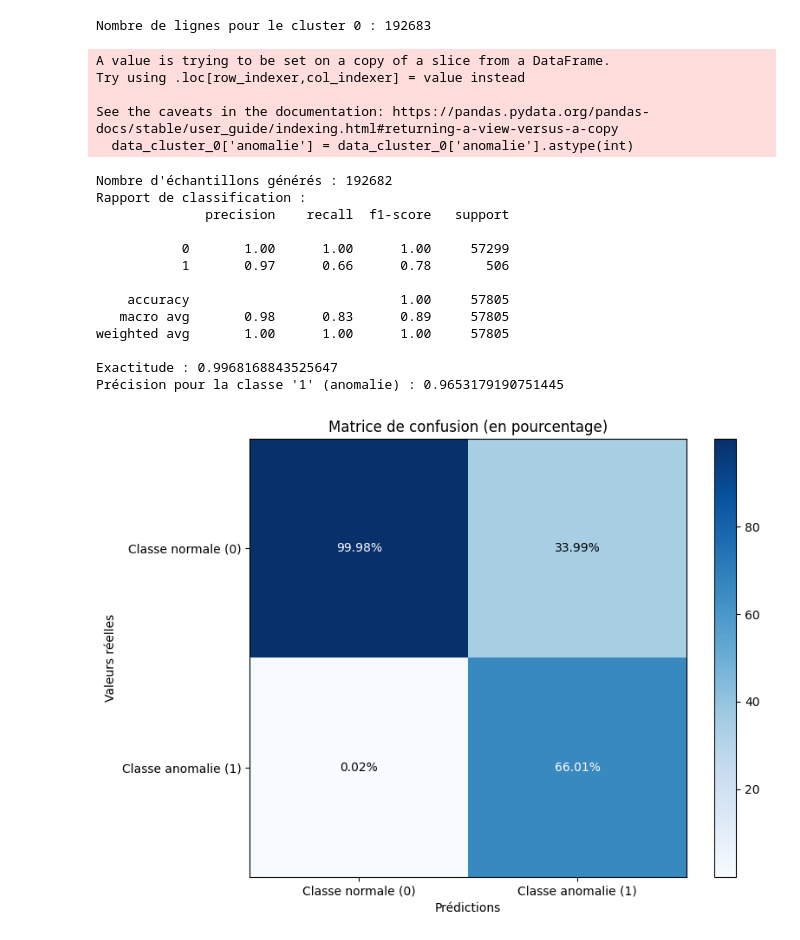
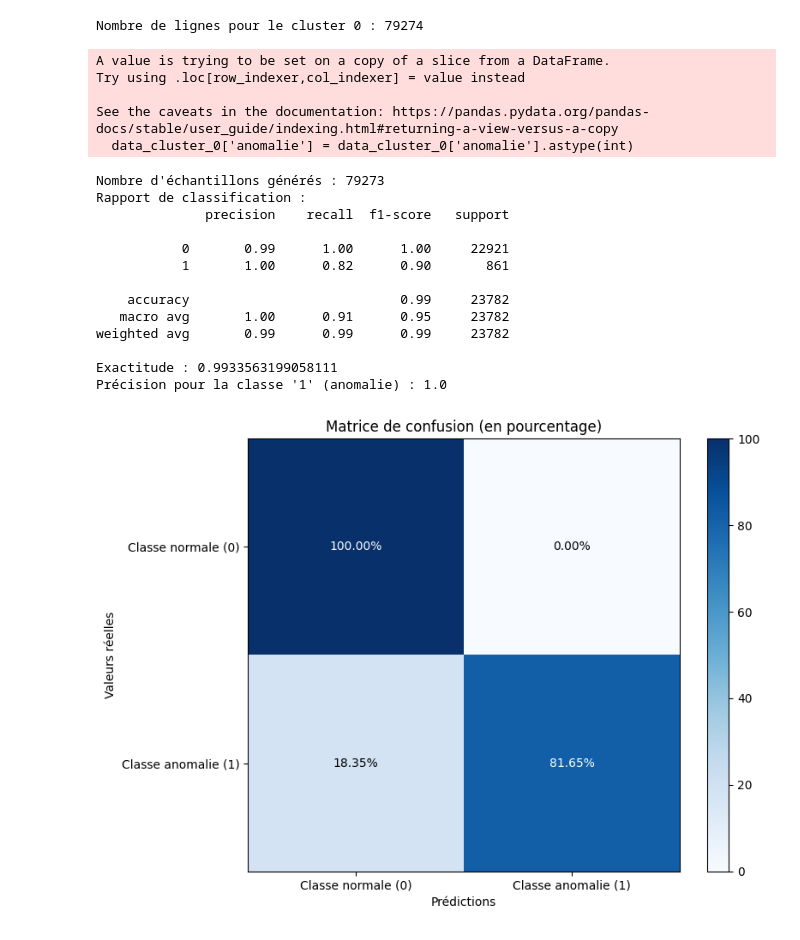
Before and after one commit to fatmakrich/WaterFlow-Anomaly-Detection, a Jupyter notebook: RandomForest0.ipynb, the cells around one changed output. Drawn from its saved outputs; the diff is of its cells as text; code cells hidden in the pictures.

```diff
--- a/RandomForest0.ipynb
+++ b/RandomForest0.ipynb
@@ -0,0 +1,19 @@
+# %%
+import pandas as pd
+import numpy as np
+from sklearn.model_selection import train_test_split
+from sklearn.ensemble import RandomForestClassifier
+from sklearn.metrics import classification_report, accuracy_score, confusion_matrix
+import matplotlib.pyplot as plt
+
+# Chargement des données
+data = pd.read_csv('data/balanced_data.csv')
+# %%
+# Vérifier les premières lignes pour comprendre la structure
+print(data.head())
+
+# Mise à jour de la colonne 'anomalie' en fonction de la colonne 'type'
+data['anomalie'] = data['type'].apply(lambda x: 0 if str(x).strip().lower() == 'pas d\'anomalie' else 1)
+
+# Vérification des résultats
+print(data[['type', 'anomalie']].head())
@@ -1,13 +40,5 @@
 # %%
-import pandas as pd
-import numpy as np
-from sklearn.model_selection import train_test_split
-from sklearn.ensemble import RandomForestClassifier
-from sklearn.metrics import classification_report, accuracy_score, confusion_matrix
-import matplotlib.pyplot as plt
 
-# Chargement des données
-data = pd.read_csv('data/data_clusters_anomaly.csv')
 
 # Filtrer pour le cluster 0 uniquement
 data_cluster_0 = data[data['cluster'] == 0]
@@ -63,7 +94,7 @@ cm = confusion_matrix(y_test, y_pred)
 
 # Normaliser la matrice pour obtenir des pourcentages
 cm_percentage = cm.astype('float') / cm.sum(axis=1)[:, np.newaxis] * 100
-cm_percentage = cm_percentage.T  # Si nécessaire
+
 
 # Afficher la matrice avec matplotlib
 fig, ax = plt.subplots(figsize=(8, 6))
@@ -77,40 +108,40 @@ classes = ['Classe normale (0)', 'Classe anomalie (1)']  # Étiquettes des class
 ax.set(xticks=np.arange(cm.shape[1]),
        yticks=np.arange(cm.shape[0]),
        xticklabels=classes,
        yticklabels=classes,
        ylabel='Valeurs réelles',
        xlabel='Prédictions')
 
 # Ajouter les pourcentages dans les cases
 fmt = '.2f'  # Format des nombres
 thresh = cm_percentage.max() / 2.
 for i in range(cm.shape[0]):
     for j in range(cm.shape[1]):
         ax.text(j, i, format(cm_percentage[i, j], fmt) + '%',
                 ha="center", va="center",
                 color="white" if cm_percentage[i, j] > thresh else "black")
 
 plt.title("Matrice de confusion (en pourcentage)")
 plt.tight_layout()
 plt.show()
 # %% [output]
-Nombre de lignes pour le cluster 0 : 192683
+Nombre de lignes pour le cluster 0 : 79274
 A value is trying to be set on a copy of a slice from a DataFrame.
 Try using .loc[row_indexer,col_indexer] = value instead
 
 See the caveats in the documentation: https://pandas.pydata.org/pandas-docs/stable/user_guide/indexing.html#returning-a-view-versus-a-copy
   data_cluster_0['anomalie'] = data_cluster_0['anomalie'].astype(int)
-Nombre d'échantillons générés : 192682
+Nombre d'échantillons générés : 79273
 Rapport de classification :
               precision    recall  f1-score   support
 
-           0       1.00      1.00      1.00     57299
-           1       0.97      0.66      0.78       506
+           0       0.99      1.00      1.00     22921
+           1       1.00      0.82      0.90       861
 
-    accuracy                           1.00     57805
-   macro avg       0.98      0.83      0.89     57805
-weighted avg       1.00      1.00      1.00     57805
+    accuracy                           0.99     23782
+   macro avg       1.00      0.91      0.95     23782
+weighted avg       0.99      0.99      0.99     23782
 
-Exactitude : 0.9968168843525647
-Précision pour la classe '1' (anomalie) : 0.9653179190751445
+Exactitude : 0.9933563199058111
+Précision pour la classe '1' (anomalie) : 1.0
-[figure, old version]
+[figure, new version]
```
Also changed, not shown: parts of 1 cell of this notebook, 6 other files.
